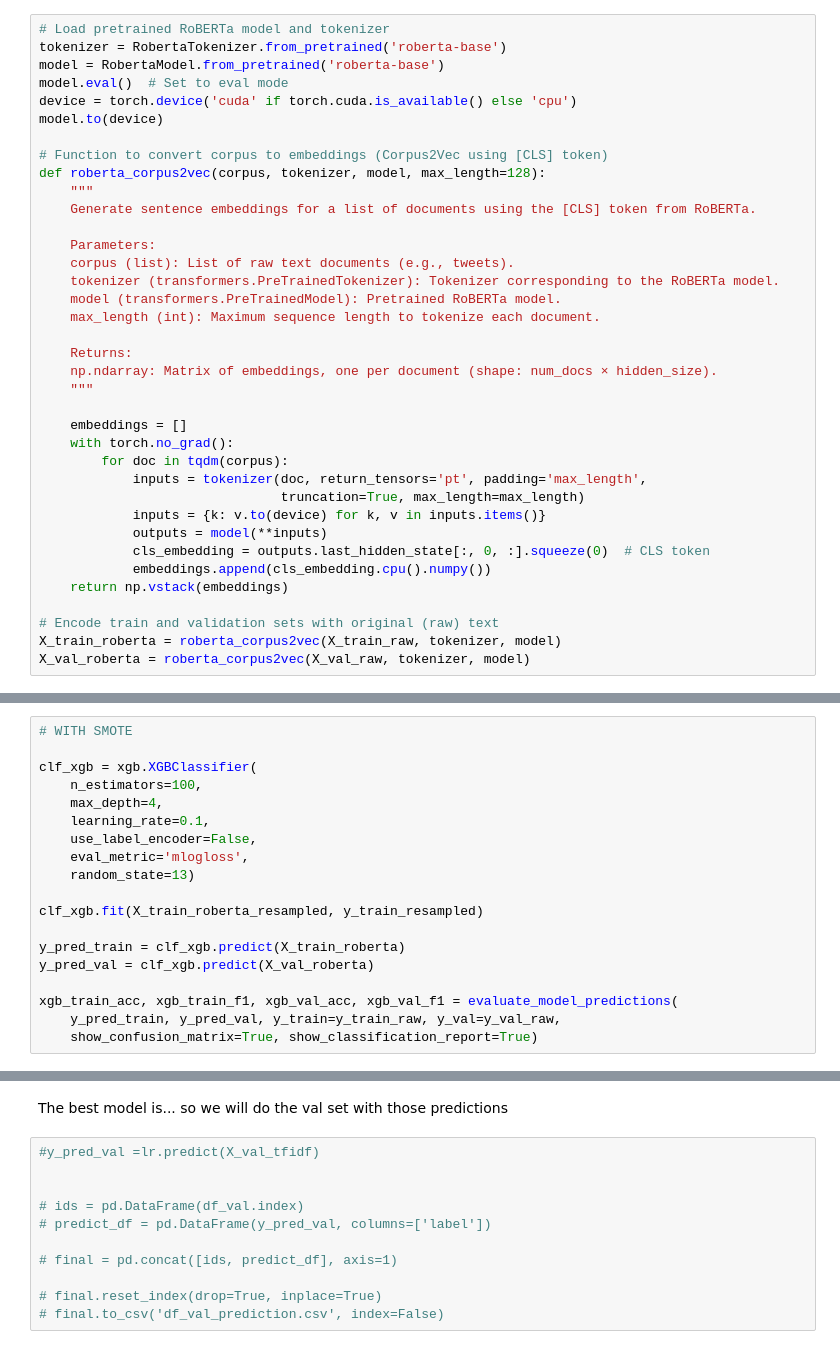
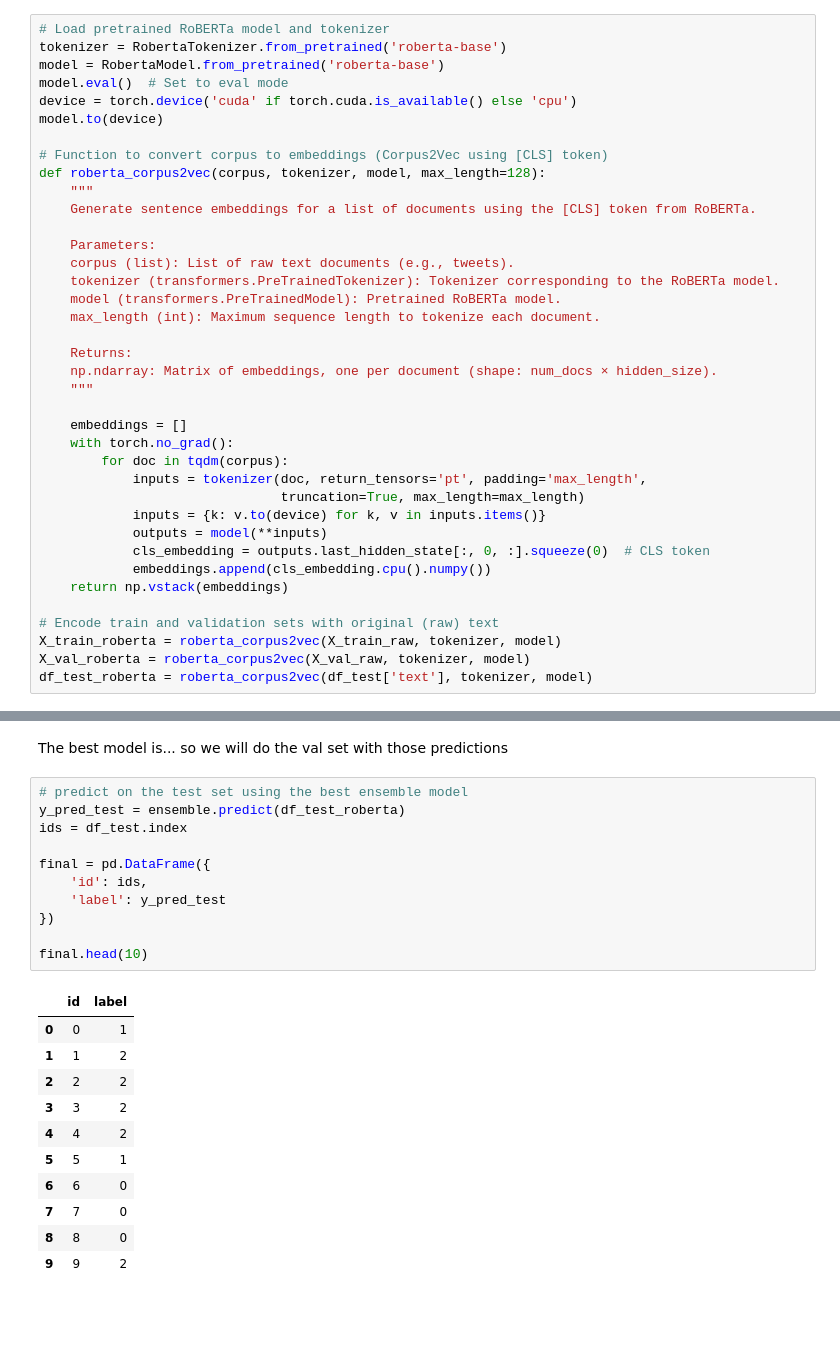
Before and after one commit to joanaramosrodrigues/TextMining_Project, a Jupyter notebook: TM_Group07_13_06_2025.ipynb, the cells around one changed output, grey strips where cells are left out. Saved outputs shown, nothing was run; the diff lists cells and outputs as text; blank space fills up the shorter version.

```diff
--- a/TM_Group07_13_06_2025.ipynb
+++ b/TM_Group07_13_06_2025.ipynb
@@ -799,6 +670,7 @@ def roberta_corpus2vec(corpus, tokenizer, model, max_length=128):
 # Encode train and validation sets with original (raw) text
 X_train_roberta = roberta_corpus2vec(X_train_raw, tokenizer, model)
 X_val_roberta = roberta_corpus2vec(X_val_raw, tokenizer, model)
+df_test_roberta = roberta_corpus2vec(df_test['text'], tokenizer, model)
 # %% [output]
 Some weights of RobertaModel were not initialized from the model checkpoint at roberta-base and are newly initialized: ['pooler.dense.bias', 'pooler.dense.weight']
 You should probably TRAIN this model on a down-stream task to be able to use it for predictions and inference.
@@ -1671,19 +2077,0 @@ weighted avg       0.80      0.81      0.79      1909
-# %%
-# WITH SMOTE
-
-clf_xgb = xgb.XGBClassifier(
-    n_estimators=100,
-    max_depth=4,
-    learning_rate=0.1,
-    use_label_encoder=False,
-    eval_metric='mlogloss',
-    random_state=13)
-
-clf_xgb.fit(X_train_roberta_resampled, y_train_resampled)
-
-y_pred_train = clf_xgb.predict(X_train_roberta)
-y_pred_val = clf_xgb.predict(X_val_roberta)
-
-xgb_train_acc, xgb_train_f1, xgb_val_acc, xgb_val_f1 = evaluate_model_predictions(
-    y_pred_train, y_pred_val, y_train=y_train_raw, y_val=y_val_raw,
-    show_confusion_matrix=True, show_classification_report=True)
@@ -1959,13 +2974,25 @@ plt.show()
 # %% [markdown]
 The best model is... so we will do the val set with those predictions
 # %%
-#y_pred_val =lr.predict(X_val_tfidf)
+# predict on the test set using the best ensemble model
+y_pred_test = ensemble.predict(df_test_roberta)
+ids = df_test.index
 
+final = pd.DataFrame({
+    'id': ids,
+    'label': y_pred_test
+})
 
-# ids = pd.DataFrame(df_val.index)
-# predict_df = pd.DataFrame(y_pred_val, columns=['label'])
-
-# final = pd.concat([ids, predict_df], axis=1)
-
-# final.reset_index(drop=True, inplace=True)
-# final.to_csv('df_val_prediction.csv', index=False)
+final.head(10)
+# %% [output]
+|  | id | label |
+| 0 | 0 | 1 |
+| 1 | 1 | 2 |
+| 2 | 2 | 2 |
+| 3 | 3 | 2 |
+| 4 | 4 | 2 |
+| 5 | 5 | 1 |
+| 6 | 6 | 0 |
+| 7 | 7 | 0 |
+| 8 | 8 | 0 |
+| 9 | 9 | 2 |
```
Also changed, not shown: parts of 149 cells of this notebook, 5 other files.
